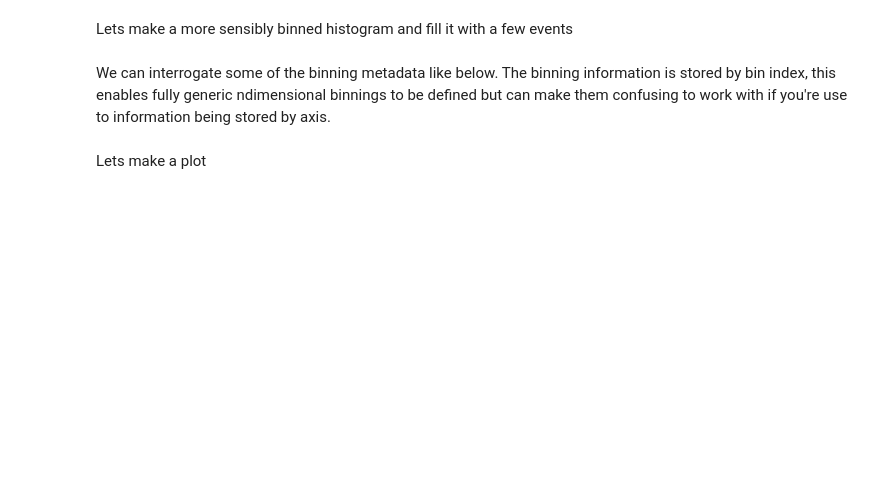
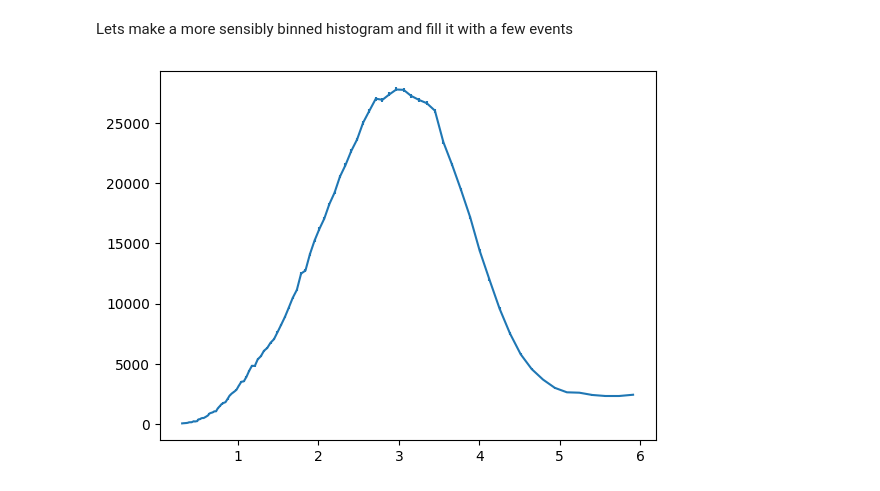
Before and after one commit to NUISANCEMC/nuisance3, a Jupyter notebook: notebooks/histframes.ipynb, the cells around one changed output. Cells and saved outputs as stored; diff of their text form; code cells hidden in the pictures; blank space fills up the shorter version.

Commit message:
ComparisonFrames -> Frames. Working on #10 (Eigen::Refs). Also improves Jupyter tutorials including matplotlib 2D histframe plotting with helper functions.

```diff
--- a/notebooks/histframes.ipynb
+++ b/notebooks/histframes.ipynb
@@ -6,7 +5,0 @@ Firstly, we need to define a binning
-# %%
-import pyNUISANCE as pn
-
-pn.log.set_level("Binning",pn.log.level.trace)
-
-binning = pn.Binning.lin_space(50,0,50)
-binning(1)
@@ -26,11 +36,9 @@ if not evs:
 
 def enu_GeV(ev):
     bpart = pps.sel.Beam(ev,14)
-    print(bpart)
-    if bpart:
-        print(bpart.momentum().e() * 1E-3)
-        return bpart.momentum().e() * 1E-3
-    return -0
+    if not bpart:
+        return pn.HistFrame.missing_datum
+    return bpart.momentum().e() * 1E-3
 
 hf.reset() # reset it so that repeated running of this cell doesn't keep filling the histo
 ev, cvw = evs.first()
@@ -42,15 +68,2 @@ print(hf)
 # %% [markdown]
 Lets make a more sensibly binned histogram and fill it with a few events
-# %%
-from math import log
-binning = pn.Binning.lin_space(20,0,6, "E_nu [GeV]")
-hf = pn.HistFrame(binning) #the default first column name is "mc"
-for i, (ev, cvw) in enumerate(evs):
-    print(cvw)
-    hf.fill(enu_GeV(ev),cvw)
-    if i >= 5:
-        break
-
-print(hf)
-# %% [markdown]
-We can interrogate some of the binning metadata like below. The binning information is stored by bin index, this enables fully generic ndimensional binnings to be defined but can make them confusing to work with if you're use to information being stored by axis.
@@ -62,9 +70,15 @@ print("Bin centers: %s" % xaxbcs)
-# %% [markdown]
-Lets make a plot
 # %%
 import matplotlib.pyplot as plt
 import numpy as np
 
-plt.errorbar(xaxbcs,
+hf = pn.HistFrame(pn.Binning.log10_space(3E-1,6,100))
+for i, (ev, cvw) in enumerate(evs):
+    hf.fill(enu_GeV(ev),cvw)
+    if i >= 1E6:
+        break
+
+plt.errorbar(pn.Binning.get_bin_centers1D(hf.binning.bins),
              hf.contents[:,0],yerr=np.sqrt(hf.variance[:,0]))
 plt.show()
+# %% [output]
+[figure, added]
```
Also changed, not shown: parts of 20 cells of this notebook, 24 other files.
